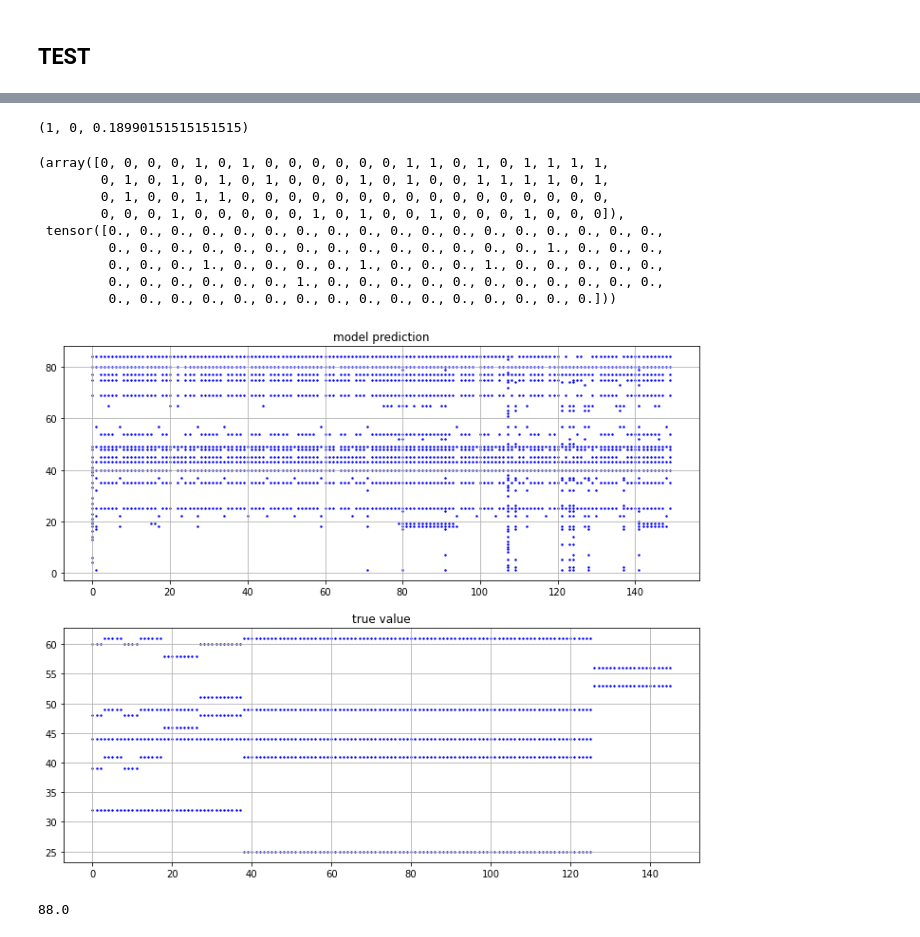
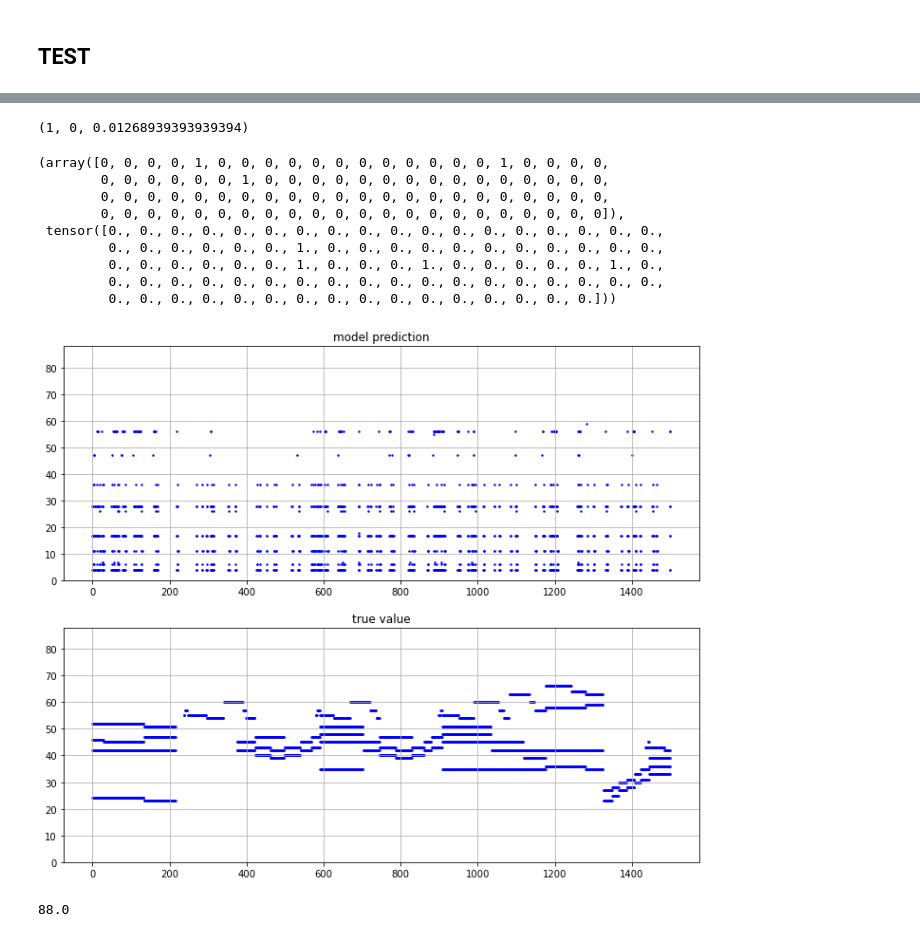
Before and after one commit to neennera/AI_single-music-note-classification, a Jupyter notebook: model_convo.ipynb, the cells around one changed output, grey strips where cells are left out. Cells and saved outputs as stored; diff of their text form; code cells hidden in the pictures.

Commit message:
convo [3,2] + LSTM

```diff
--- a/model_convo.ipynb
+++ b/model_convo.ipynb
@@ -94,16 +94,18 @@ class Model(nn.Module):
         feat = [120, 118, 256, 88]
 
         #self.layers = [ nn.Conv1d( 1500, 1500, kernel_size) ] #, nn.ReLU()]
-        self.convo1 = nn.Conv1d( 120, 100, self.karnel, padding='valid')
-
+        self.convo1 = nn.Conv1d( 120, 100, 3, padding='valid')
+        self.convo2 = nn.Conv1d( 100, 90, 2, padding='valid')
         self.relu = nn.ReLU()
-        self.lstm = nn.LSTM(input_size=100, hidden_size=44, bidirectional=True, batch_first=True)
-        self.lstm2 = nn.LSTM(input_size=1498, hidden_size=128, bidirectional=True, batch_first=True)
-        self.linear = nn.Linear(1498,1500 , bias=True)
+        self.lstm = nn.LSTM(input_size=90, hidden_size=44, bidirectional=True, batch_first=True)
+        self.lstm2 = nn.LSTM(input_size=1497, hidden_size=128, bidirectional=True, batch_first=True)
+        self.linear = nn.Linear(1497,1500 , bias=True)
 
     def __call__(self, x):
         x=torch.transpose(x, 0, 1)
         x = self.convo1(x)
+        #x=torch.transpose(x, 0, 1)
+        x = self.convo2(x)
         x = self.relu(x)
         x = x+1
         x = torch.log(x)
@@ -212,4 +214,4 @@ def train_epoch(k):
 device = "cuda" if torch.cuda.is_available() else "cpu"
 model = Model()
 model = model.to(device)
-model.load_state_dict(torch.load("weight/convo1/mymodel.pt"))
+#model.load_state_dict(torch.load("weight/convo1/mymodel.pt"))
@@ -256,10 +261,10 @@ acc_log = acc_log + metrics
 baseline_log = baseline_log + baseline
 # %%
 lr=10e-4/2./2/2/2/2
-acc_log=[]
+'''acc_log=[]
 baseline_log=[]
 loss_log=[]
-lr_log=[]
+lr_log=[]'''
 
 for k in losses :
     loss_log.append(float(k))
@@ -300,7 +305,7 @@ with open('weight/convo1/lr_log.pkl', 'wb') as f:
 # %% [markdown]
 ## TEST
 # %%
-batch = 32
+batch = 16
 test = DataLoader(test_dataset, batch_size=batch, shuffle=True)
 # %%
 def get_test_epoch(k):
@@ -332,43 +337,45 @@ tx = 1*(tx>=0.5)
 # %%
 tx.max(),tx.min(),tx.mean()
 # %% [output]
-(1, 0, 0.18990151515151515)
+(1, 0, 0.01268939393939394)
 # %%
 tx[0], y[0][0]
 # %% [output]
-(array([0, 0, 0, 0, 1, 0, 1, 0, 0, 0, 0, 0, 0, 1, 1, 0, 1, 0, 1, 1, 1, 1,
-        0, 1, 0, 1, 0, 1, 0, 1, 0, 0, 0, 1, 0, 1, 0, 0, 1, 1, 1, 1, 0, 1,
-        0, 1, 0, 0, 1, 1, 0, 0, 0, 0, 0, 0, 0, 0, 0, 0, 0, 0, 0, 0, 0, 0,
-        0, 0, 0, 1, 0, 0, 0, 0, 0, 1, 0, 1, 0, 0, 1, 0, 0, 0, 1, 0, 0, 0]),
+(array([0, 0, 0, 0, 1, 0, 0, 0, 0, 0, 0, 0, 0, 0, 0, 0, 0, 1, 0, 0, 0, 0,
+        0, 0, 0, 0, 0, 0, 1, 0, 0, 0, 0, 0, 0, 0, 0, 0, 0, 0, 0, 0, 0, 0,
+        0, 0, 0, 0, 0, 0, 0, 0, 0, 0, 0, 0, 0, 0, 0, 0, 0, 0, 0, 0, 0, 0,
+        0, 0, 0, 0, 0, 0, 0, 0, 0, 0, 0, 0, 0, 0, 0, 0, 0, 0, 0, 0, 0, 0]),
  tensor([0., 0., 0., 0., 0., 0., 0., 0., 0., 0., 0., 0., 0., 0., 0., 0., 0., 0.,
-         0., 0., 0., 0., 0., 0., 0., 0., 0., 0., 0., 0., 0., 0., 1., 0., 0., 0.,
-         0., 0., 0., 1., 0., 0., 0., 0., 1., 0., 0., 0., 1., 0., 0., 0., 0., 0.,
          0., 0., 0., 0., 0., 0., 1., 0., 0., 0., 0., 0., 0., 0., 0., 0., 0., 0.,
+         0., 0., 0., 0., 0., 0., 1., 0., 0., 0., 1., 0., 0., 0., 0., 0., 1., 0.,
+         0., 0., 0., 0., 0., 0., 0., 0., 0., 0., 0., 0., 0., 0., 0., 0., 0., 0.,
          0., 0., 0., 0., 0., 0., 0., 0., 0., 0., 0., 0., 0., 0., 0., 0.]))
 # %%
 id=0
+x=np.arange(0,len(tx[id]))
+fig,ax = plt.subplots(2,1)
+ax[0].grid(), ax[1].grid()
+ax[0].set_ylim(0, 88)
+ax[1].set_ylim(0, 88)
 
-x=np.arange(0,len(tx[id]))
-fig,ax = plt.subplots(2,1, figsize=(8,8))
-ax[0].grid(), ax[1].grid()
 fig.set_figwidth(12)
 fig.set_figheight(10)
 
 ax[0].set_title('model prediction')
-for i in range(150):
+for i in range(1500):
     for j in range(88) :
         if(tx[i][j]==1) :
             ax[0].scatter(i,j, s=2,c="b")
 
 ax[1].set_title('true value')
-for i in range(150):
+for i in range(1500):
     for j in range(88) :
         if(ty[id][i][j]==1) :
             ax[1].scatter(i,j, s=2,c="b")
 
 plt.show()
 # %% [output]
-[figure, old version]
+[figure, new version]
 # %%
 #วัดตัวที่ทายผิดใน epoch test
 
```
Also changed, not shown: parts of 5 cells of this notebook, 5 other files.
